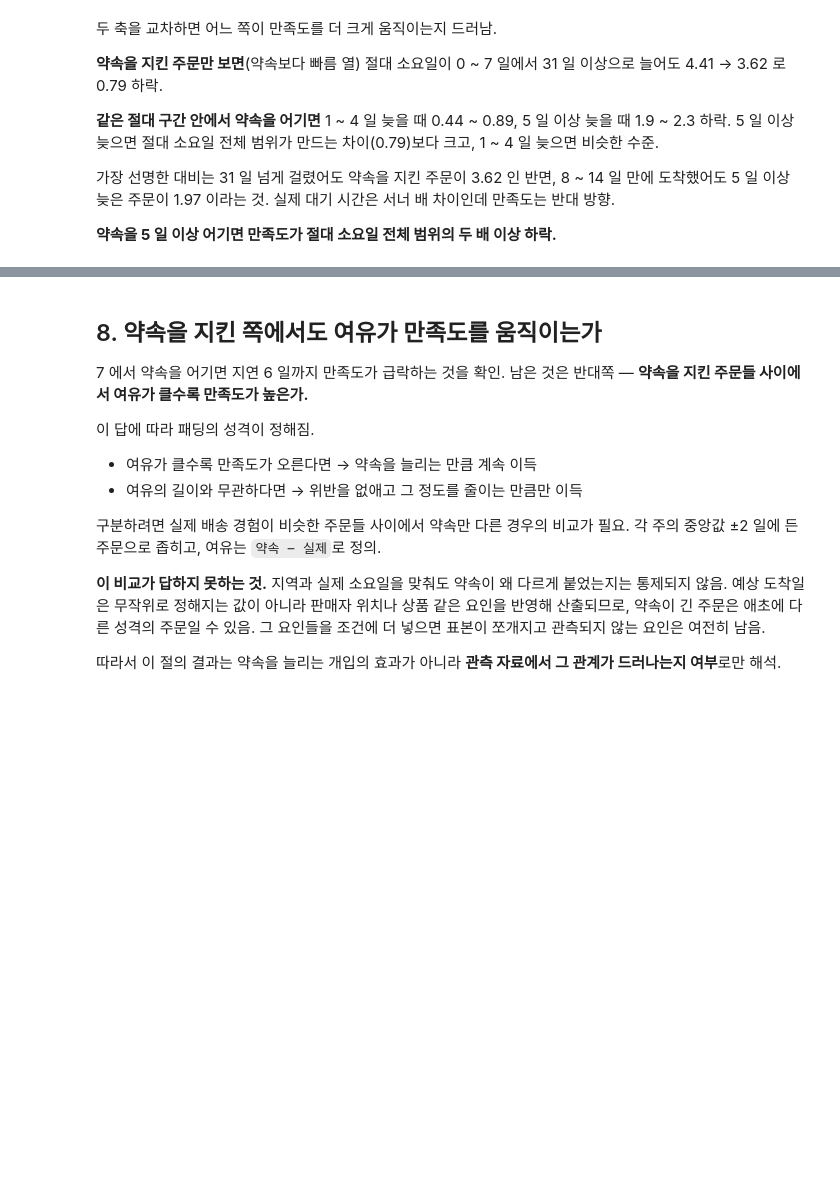
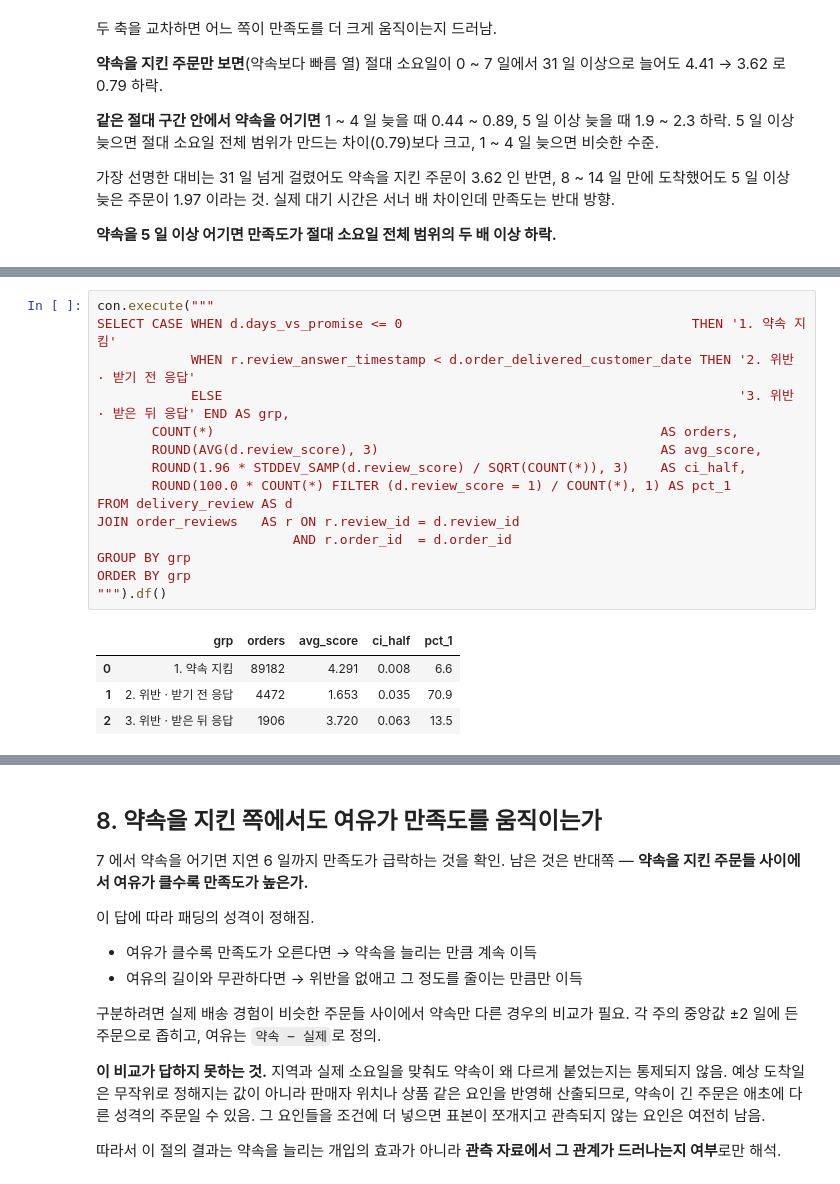
Before and after one commit to wlstjd1011/Olist-data-analyze, a Jupyter notebook: notebooks/06_delivery_expectation.ipynb, the cells around one changed output, grey strips where cells are left out. Drawn from its saved outputs; the diff is of its cells as text; blank space fills up the shorter version.

```diff
--- a/notebooks/06_delivery_expectation.ipynb
+++ b/notebooks/06_delivery_expectation.ipynb
@@ -1107,0 +1146,20 @@ plt.show()
+# %%
+con.execute("""
+SELECT CASE WHEN d.days_vs_promise <= 0                                     THEN '1. 약속 지킴'
+            WHEN r.review_answer_timestamp < d.order_delivered_customer_date THEN '2. 위반 · 받기 전 응답'
+            ELSE                                                                  '3. 위반 · 받은 뒤 응답' END AS grp,
+       COUNT(*)                                                         AS orders,
+       ROUND(AVG(d.review_score), 3)                                    AS avg_score,
+       ROUND(1.96 * STDDEV_SAMP(d.review_score) / SQRT(COUNT(*)), 3)    AS ci_half,
+       ROUND(100.0 * COUNT(*) FILTER (d.review_score = 1) / COUNT(*), 1) AS pct_1
+FROM delivery_review AS d
+JOIN order_reviews   AS r ON r.review_id = d.review_id
+                         AND r.order_id  = d.order_id
+GROUP BY grp
+ORDER BY grp
+""").df()
+# %% [output]
+|  | grp | orders | avg_score | ci_half | pct_1 |
+| 0 | 1. 약속 지킴 | 89182 | 4.291 | 0.008 | 6.6 |
+| 1 | 2. 위반 · 받기 전 응답 | 4472 | 1.653 | 0.035 | 70.9 |
+| 2 | 3. 위반 · 받은 뒤 응답 | 1906 | 3.720 | 0.063 | 13.5 |
```
Also changed, not shown: parts of 11 cells of this notebook, 4 other files.
